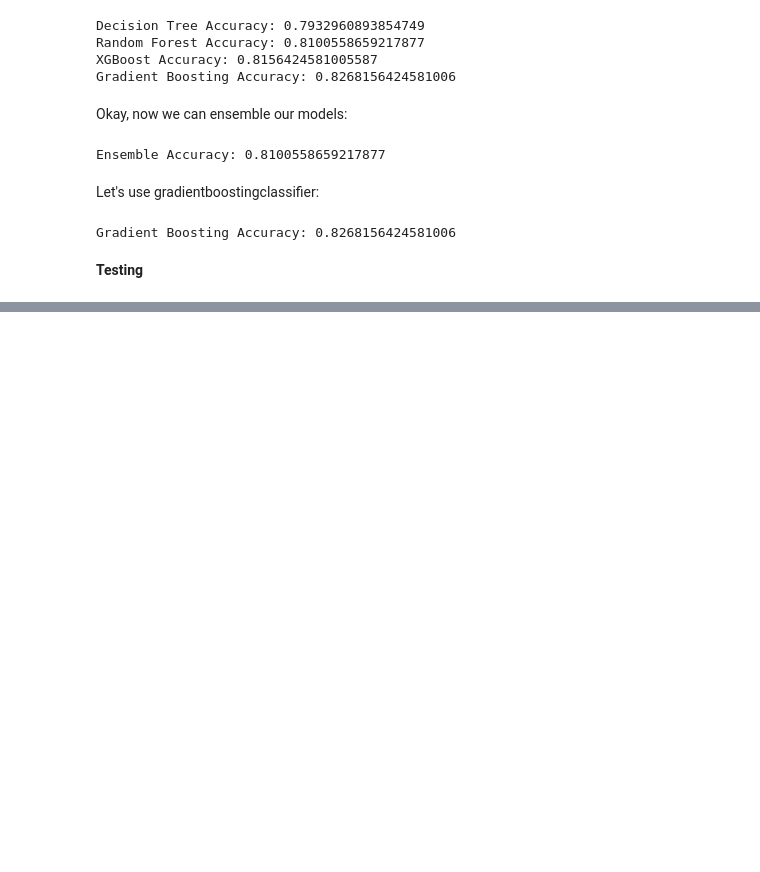
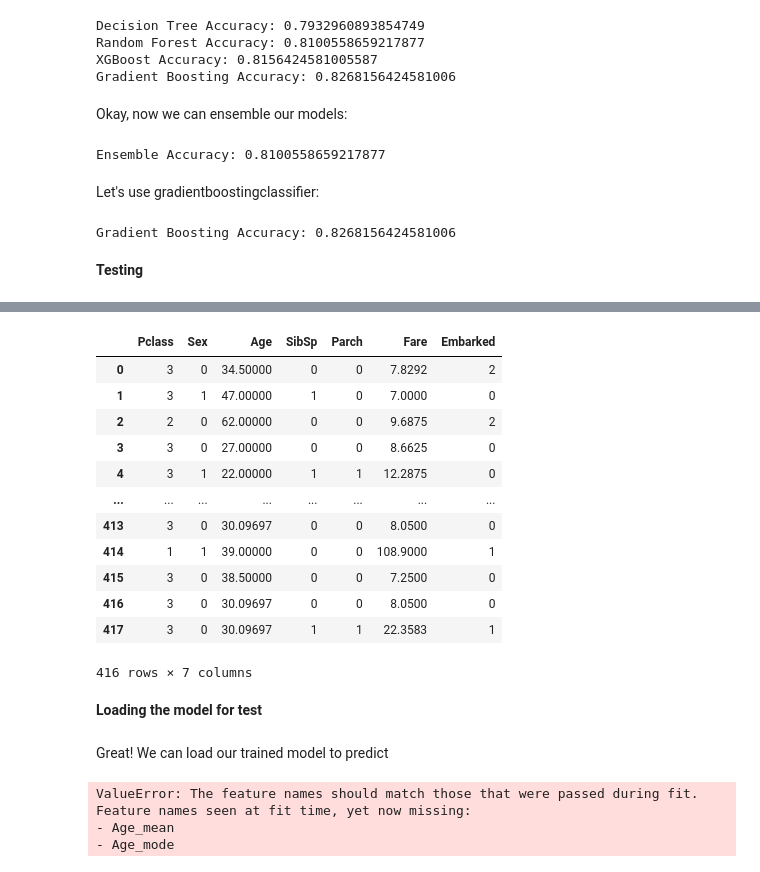
Before and after one commit to Korniev/Machine-Learning-projects, a Jupyter notebook: Titanic Prediction.ipynb, the cells around one changed output, grey strips where cells are left out. Drawn from its saved outputs; the diff is of its cells as text; code cells hidden in the pictures; blank space fills up the shorter version.

```diff
--- a/Titanic Prediction.ipynb
+++ b/Titanic Prediction.ipynb
@@ -878,0 +1026,32 @@ Gradient Boosting Accuracy: 0.8268156424581006
+# %%
+test_data
+# %% [output]
+|  | Pclass | Sex | Age | SibSp | Parch | Fare | Embarked |
+| 0 | 3 | 0 | 34.50000 | 0 | 0 | 7.8292 | 2 |
+| 1 | 3 | 1 | 47.00000 | 1 | 0 | 7.0000 | 0 |
+| 2 | 2 | 0 | 62.00000 | 0 | 0 | 9.6875 | 2 |
+| 3 | 3 | 0 | 27.00000 | 0 | 0 | 8.6625 | 0 |
+| 4 | 3 | 1 | 22.00000 | 1 | 1 | 12.2875 | 0 |
+| ... | ... | ... | ... | ... | ... | ... | ... |
+| 413 | 3 | 0 | 30.09697 | 0 | 0 | 8.0500 | 0 |
+| 414 | 1 | 1 | 39.00000 | 0 | 0 | 108.9000 | 1 |
+| 415 | 3 | 0 | 38.50000 | 0 | 0 | 7.2500 | 0 |
+| 416 | 3 | 0 | 30.09697 | 0 | 0 | 8.0500 | 0 |
+| 417 | 3 | 0 | 30.09697 | 1 | 1 | 22.3583 | 1 |
+416 rows × 7 columns
+# %% [markdown]
+**Loading the model for test**
+# %% [markdown]
+Great! We can load our trained model to predict
+# %%
+import pickle
+with open('titanic_model.pkl', 'rb') as f:
+    gb = pickle.load(f)
+
+# predict the test data
+y_pred = gb.predict(test_data)
+# %% [output]
+ValueError: The feature names should match those that were passed during fit.
+Feature names seen at fit time, yet now missing:
+- Age_mean
+- Age_mode
```
Also changed, not shown: parts of 24 cells of this notebook.
